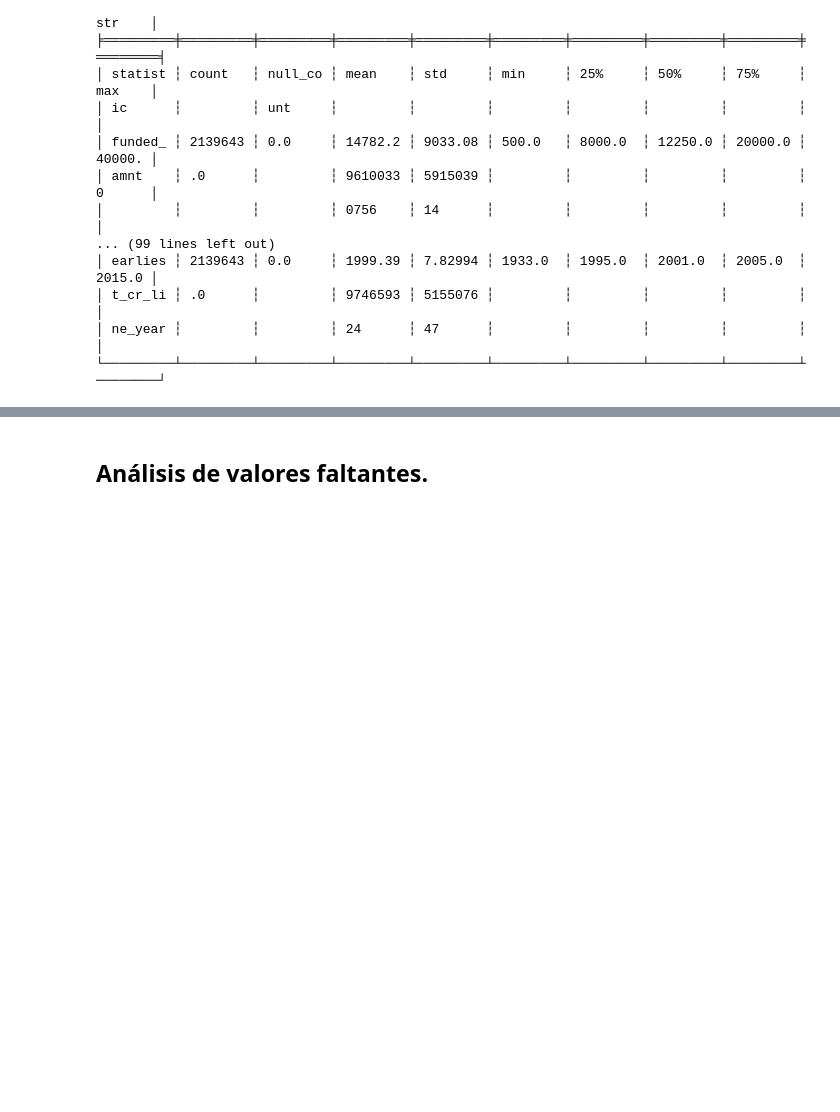
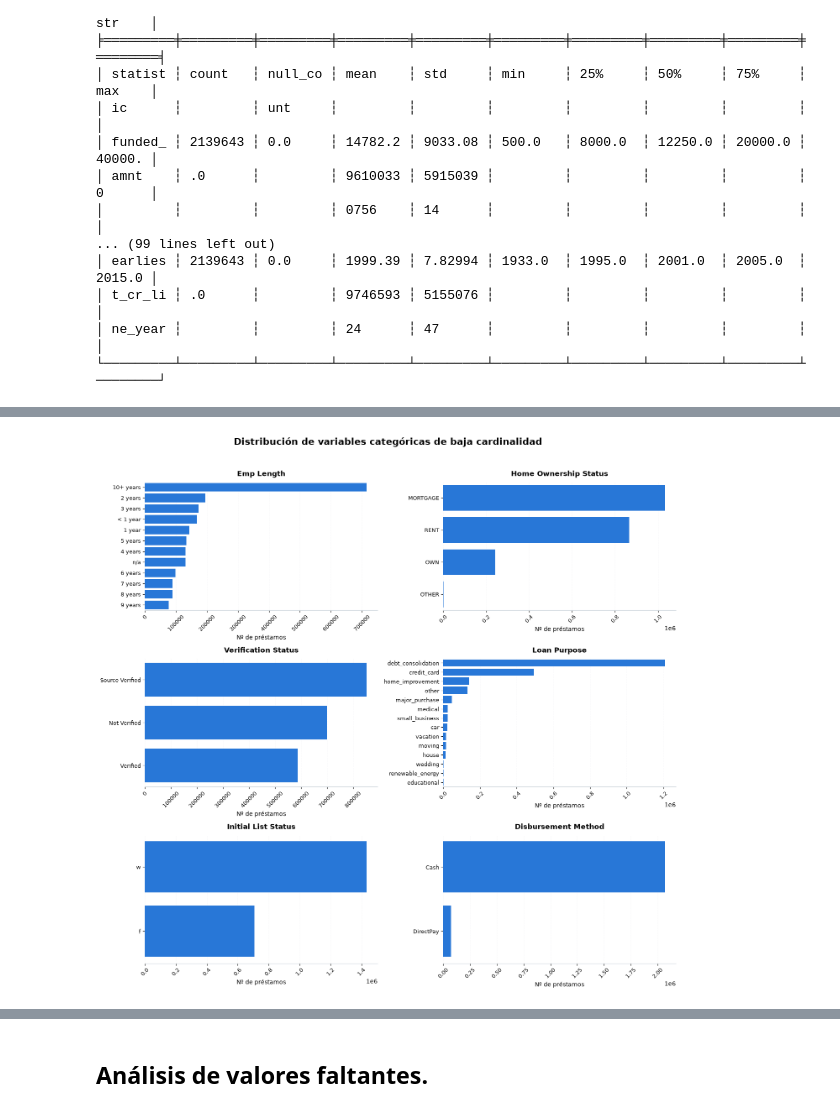
Before and after one commit to antonio-xrp/Expected_Credit_Loss, a Jupyter notebook: notebooks/expected_credit_loss.ipynb, the cells around one changed output, grey strips where cells are left out. Cells and saved outputs as stored; diff of their text form; code cells hidden in the pictures; blank space fills up the shorter version.

```diff
--- a/notebooks/expected_credit_loss.ipynb
+++ b/notebooks/expected_credit_loss.ipynb
@@ -287,20 +242,0 @@ plt.show()
-# %%
-cat_a_graficar = ['grade','home_ownership_status', 'verification_status',
-                  'loan_purpose', 'emp_length', 'initial_list_status']
-
-fig, axes = plt.subplots(3, 2, figsize=(14, 14))
-for ax, col in zip(axes.flat, cat_a_graficar):
-    # fill_null solo para que la categoría "sin dato" se vea en el gráfico (no modifica df)
-    conteo = (df_orig[col].cast(pl.String).fill_null('(sin dato)')
-              .value_counts().sort('count', descending=True))
-
-    sns.barplot(
-        x=conteo['count'].to_list(),
-        y=conteo[col].to_list(),
-        ax=ax,
-        color='#4C72B0'
-    )
-    ax.set_title(col)
-    ax.set_ylabel('')
-plt.tight_layout()
-plt.show()
@@ -309 +383,72 @@ plt.show()
+# %%
+low_card = [
+    "emp_length",
+    "home_ownership_status",
+    "verification_status",
+    "loan_purpose",
+    "initial_list_status",
+    "disbursement_method"
+]
+
+fig, axes = plt.subplots(3, 2, figsize=(14, 13))
+
+for ax, col in zip(axes.flat, low_card):
+
+    vc = (
+        df.group_by(col)
+        .len()
+        .sort("len", descending=True)
+        .to_pandas()
+    )
+
+    sns.barplot(
+        data=vc,
+        y=col,
+        x="len",
+        ax=ax,
+        color="#0B74F4"   # azul suave/moderno
+    )
+
+    # Título
+    ax.set_title(
+        col.replace("_", " ").title(),
+        fontsize=12,
+        fontweight="bold",
+        pad=10
+    )
+
+    # Ejes
+    ax.set_xlabel("Nº de préstamos", fontsize=10)
+    ax.set_ylabel("")
+
+    # Grid horizontal suave
+    ax.grid(
+        axis="x",
+        linestyle="--",
+        alpha=0.25
+    )
+    ax.set_axisbelow(True)
+
+    # Limpiar bordes
+    ax.spines["top"].set_visible(False)
+    ax.spines["right"].set_visible(False)
+    ax.spines["left"].set_visible(False)
+
+    # Etiquetas de categorías
+    ax.tick_params(axis="y", labelsize=9)
+
+    # Si quieres las etiquetas numéricas del eje X inclinadas
+    ax.tick_params(axis="x", labelrotation=45, labelsize=9)
+
+plt.suptitle(
+    "Distribución de variables categóricas de baja cardinalidad",
+    fontsize=16,
+    fontweight="bold",
+    y=1.02
+)
+
+plt.tight_layout()
+plt.show()
+# %% [output]
+[figure, added]
 # %%
```
Also changed, not shown: parts of 59 cells of this notebook.
